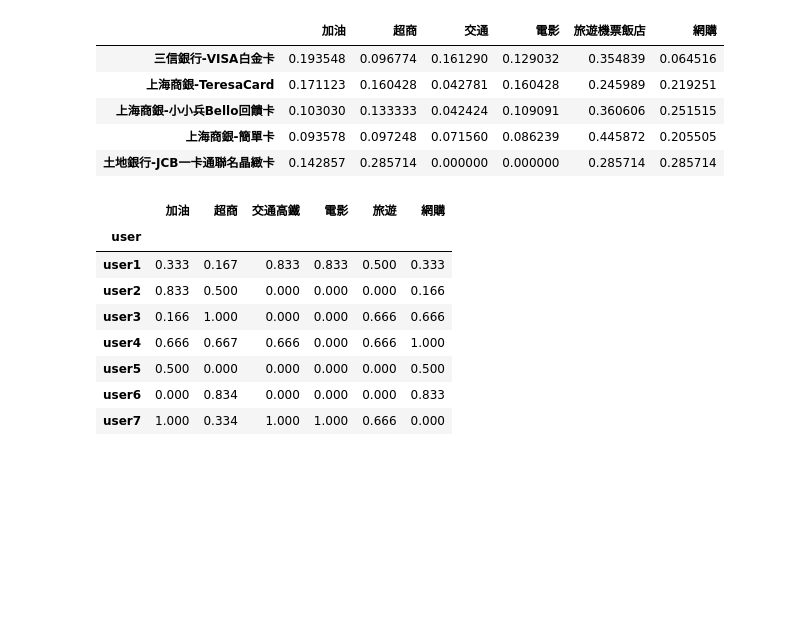
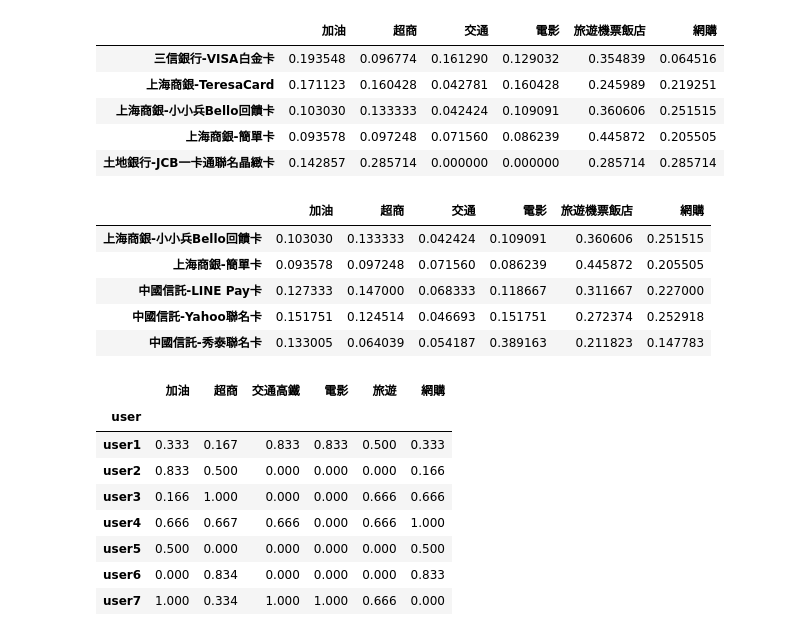
Before and after one commit to ShengHsiang-Kao/DB104, a Jupyter notebook: GPS/user_stay_point/final_card/gps_card_rec.ipynb, the cells around one changed output. Cells and saved outputs as stored; diff of their text form; code cells hidden in the pictures; blank space fills up the shorter version.

```diff
--- a/GPS/user_stay_point/final_card/gps_card_rec.ipynb
+++ b/GPS/user_stay_point/final_card/gps_card_rec.ipynb
@@ -19,6 +20,16 @@ card_df.head()
 | 上海商銀-小小兵Bello回饋卡 | 0.103030 | 0.133333 | 0.042424 | 0.109091 | 0.360606 | 0.251515 |
 | 上海商銀-簡單卡 | 0.093578 | 0.097248 | 0.071560 | 0.086239 | 0.445872 | 0.205505 |
 | 土地銀行-JCB一卡通聯名晶緻卡 | 0.142857 | 0.285714 | 0.000000 | 0.000000 | 0.285714 | 0.285714 |
+# %%
+card_df2=pd.read_excel(r'./reg_card_filter_for_gps.xlsx',encoding='utf-16',index_col=0)
+card_df2.head()
+# %% [output]
+|  | 加油 | 超商 | 交通 | 電影 | 旅遊機票飯店 | 網購 |
+| 上海商銀-小小兵Bello回饋卡 | 0.103030 | 0.133333 | 0.042424 | 0.109091 | 0.360606 | 0.251515 |
+| 上海商銀-簡單卡 | 0.093578 | 0.097248 | 0.071560 | 0.086239 | 0.445872 | 0.205505 |
+| 中國信託-LINE Pay卡 | 0.127333 | 0.147000 | 0.068333 | 0.118667 | 0.311667 | 0.227000 |
+| 中國信託-Yahoo聯名卡 | 0.151751 | 0.124514 | 0.046693 | 0.151751 | 0.272374 | 0.252918 |
+| 中國信託-秀泰聯名卡 | 0.133005 | 0.064039 | 0.054187 | 0.389163 | 0.211823 | 0.147783 |
 # %%
 user_df=pd.read_excel(r'./user_behavior.xlsx',encoding='utf-16',index_col=0)
 user_df
```
Also changed, not shown: parts of 11 cells of this notebook, 7 other files.
